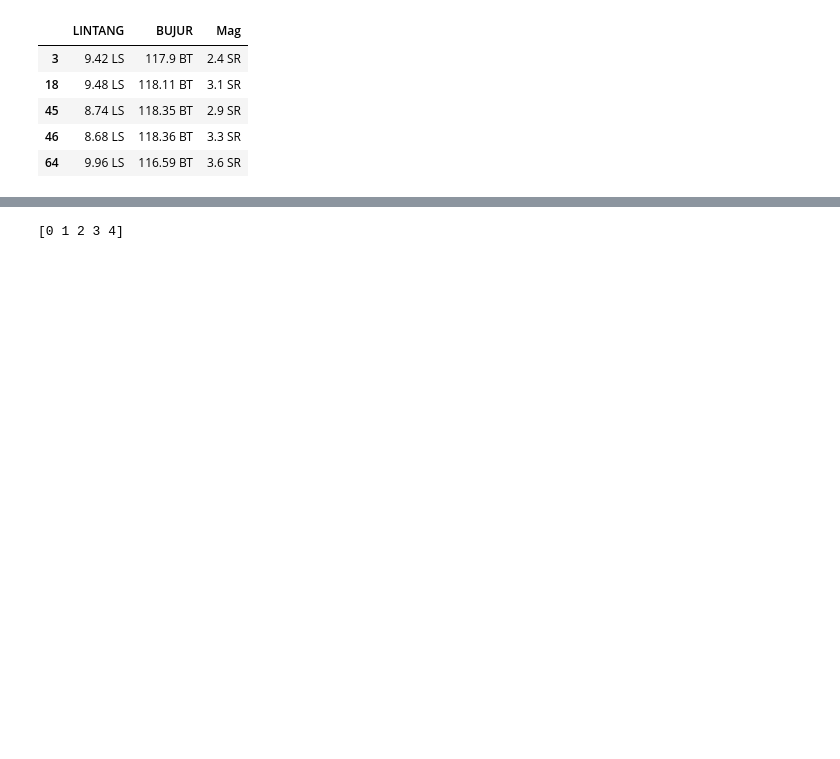
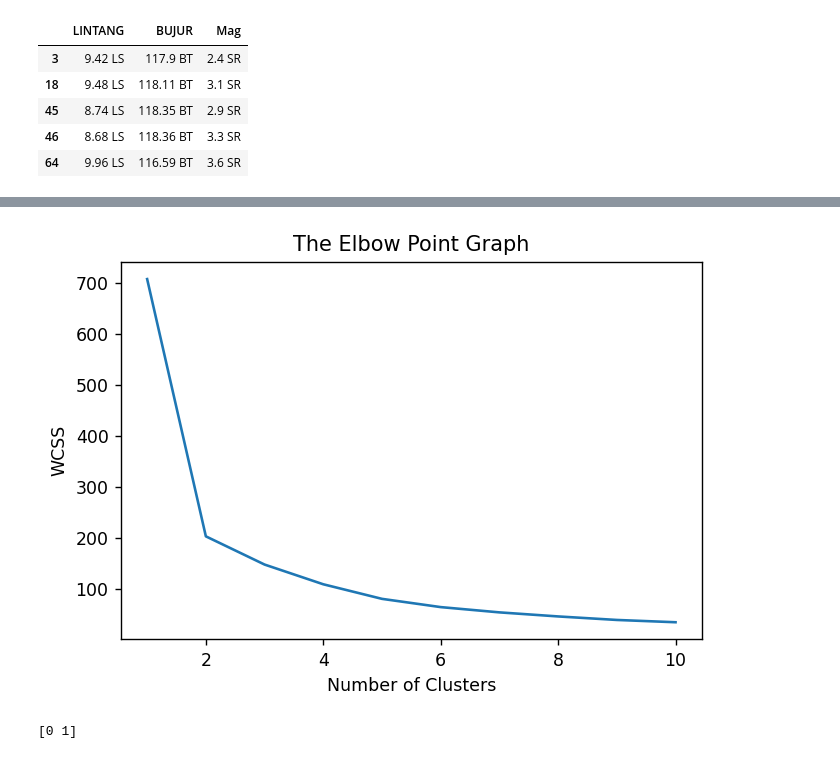
Before and after one commit to ilyasIrfan/AIB-Project, a Jupyter notebook: dataCenter.ipynb, the cells around one changed output, grey strips where cells are left out. Cells and saved outputs as stored; diff of their text form; code cells hidden in the pictures; blank space fills up the shorter version.

```diff
--- a/dataCenter.ipynb
+++ b/dataCenter.ipynb
@@ -66,16 +66,3 @@ df_sumbawa_obj.head()
 | 45 | 8.74 LS | 118.35 BT | 2.9 SR |
 | 46 | 8.68 LS | 118.36 BT | 3.3 SR |
 | 64 | 9.96 LS | 116.59 BT | 3.6 SR |
-# %%
-for colname in df_sumbawa_obj.select_dtypes(["object", "category"]):
-    df_sumbawa_obj[colname], _ = df_sumbawa_obj[colname].factorize()
-
-df_sumbawa_obj.head()
-
-sns.clustermap(
-    df_sumbawa_obj.corr("pearson"),
-    vmin=-1.0,
-    vmax=1.0,
-    cmap="icefire",
-    method="complete",
-)
@@ -84,0 +69,3 @@ sns.clustermap(
+# %%
+df_sumbawa.rename(columns={" LINTANG " : "lintang", " BUJUR " : "bujur", " Mag " : "magnitude"}, inplace = True)
+df_sumbawa.columns
@@ -85,7 +131,27 @@ sns.clustermap(
+# %%
+cluster = df_sumbawa.iloc[:,[0,1]].values
+wcss = []
+
+for i in range(1,11):
+  kmeans = KMeans(n_clusters=i, init='k-means++', random_state=42)
+  kmeans.fit(cluster)
+
+  wcss.append(kmeans.inertia_)
+
+fig = plt.figure()
+ax = fig.add_subplot(111, xlabel="Number of Clusters", ylabel="WCSS")
+plt.plot(range(1,11), wcss)
+plt.title('The Elbow Point Graph')
+
+plt.show()
+#show the optimal number of clusters
+# %% [output]
+[figure, added]
 # %%
-kmeans = KMeans(n_clusters= 5, init='k-means++', random_state=42)
-Y = kmeans.fit_predict(df_sumbawa_obj)
+#the optimal number is 2 (shown on the figure above, when on cluster 2 the wcss value significantly change too!)
+kmeans = KMeans(n_clusters= 2, init='k-means++', random_state=42)
+Y = kmeans.fit_predict(df_sumbawa)
 print(np.unique(Y))
 # %% [output]
-[0 1 2 3 4]
+[0 1]
 # %%
```
Also changed, not shown: parts of 12 cells of this notebook.
